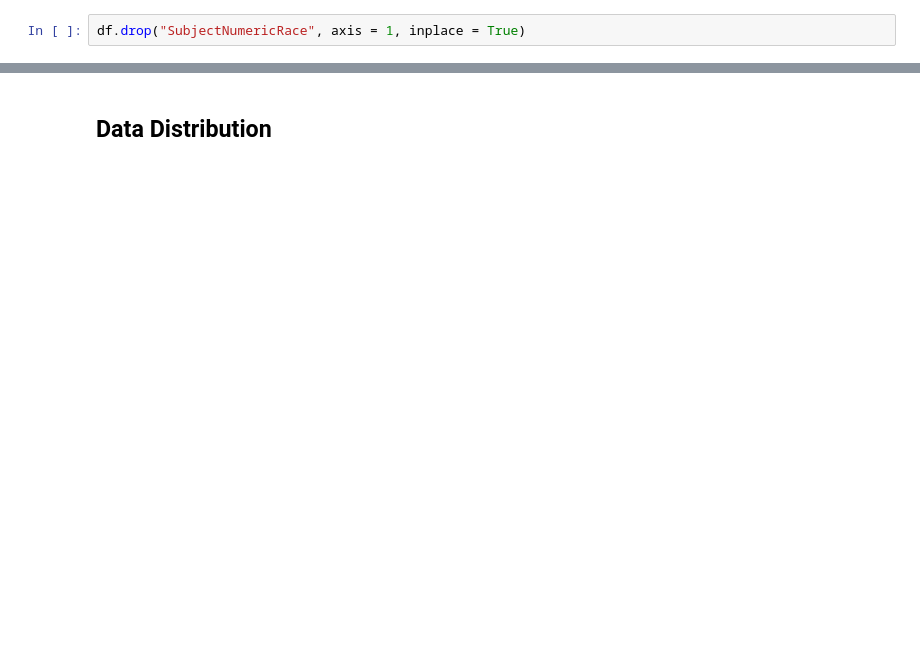
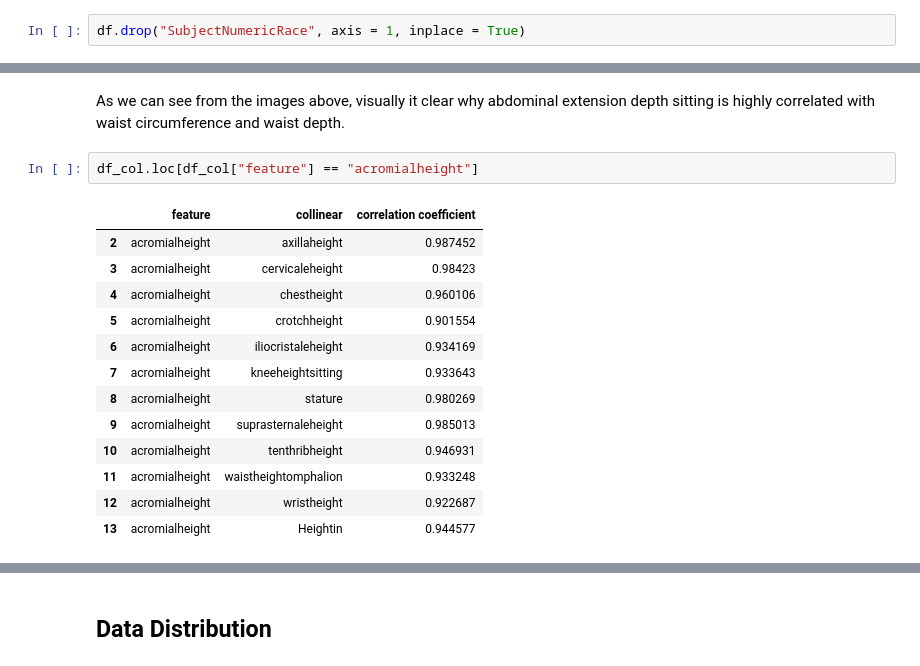
Before and after one commit to hkair/anthropometric-stats, a Jupyter notebook: analysis/ansur_analysis.ipynb, the cells around one changed output, grey strips where cells are left out. Saved outputs shown, nothing was run; the diff lists cells and outputs as text; blank space fills up the shorter version.

```diff
--- a/analysis/ansur_analysis.ipynb
+++ b/analysis/ansur_analysis.ipynb
@@ -289,0 +285,18 @@ Length: 61, dtype: int64
+# %% [markdown]
+As we can see from the images above, visually it clear why abdominal extension depth sitting is highly correlated with waist circumference and waist depth.
+# %%
+df_col.loc[df_col["feature"] == "acromialheight"]
+# %% [output]
+|  | feature | collinear | correlation coefficient |
+| 2 | acromialheight | axillaheight | 0.987452 |
+| 3 | acromialheight | cervicaleheight | 0.98423 |
+| 4 | acromialheight | chestheight | 0.960106 |
+| 5 | acromialheight | crotchheight | 0.901554 |
+| 6 | acromialheight | iliocristaleheight | 0.934169 |
+| 7 | acromialheight | kneeheightsitting | 0.933643 |
+| 8 | acromialheight | stature | 0.980269 |
+| 9 | acromialheight | suprasternaleheight | 0.985013 |
+| 10 | acromialheight | tenthribheight | 0.946931 |
+| 11 | acromialheight | waistheightomphalion | 0.933248 |
+| 12 | acromialheight | wristheight | 0.922687 |
+| 13 | acromialheight | Heightin | 0.944577 |
```
Also changed, not shown: parts of 47 cells of this notebook.
